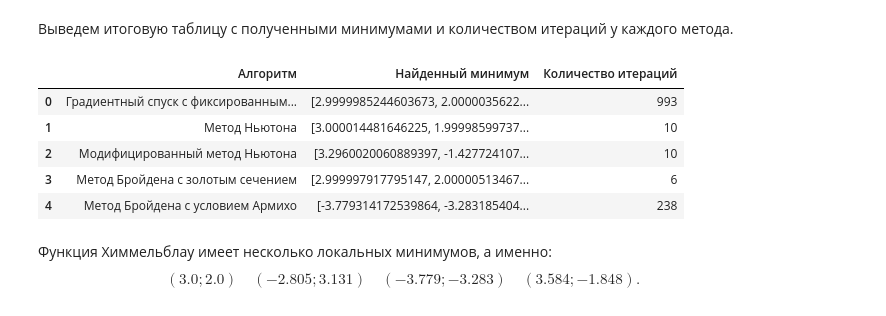
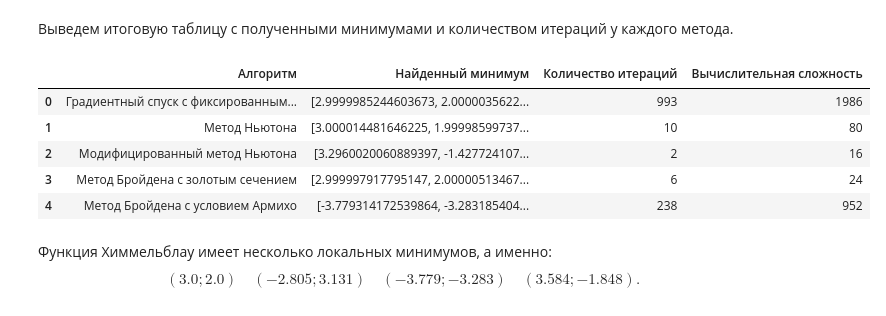
Before and after one commit to Kirill-Yurkov/MetOpt3, a Jupyter notebook: main.ipynb, the cells around one changed output. Saved outputs shown, nothing was run; the diff lists cells and outputs as text; code cells hidden in the pictures.

```diff
--- a/main.ipynb
+++ b/main.ipynb
@@ -296,5 +310,5 @@ def modified_newton_method(f, grad, hess, x0, max_iter=3000):
 # %%
-x_min_modified_newton, path_modified_newton, count_iterations_modified_newton = modified_newton_method(himmelblau, grad_himmelblau, hess_himmelblau, x0)
+x_min_modified_newton, path_modified_newton, count_iterations_modified_newton, values = modified_newton_method(himmelblau, grad_himmelblau, hess_himmelblau, x0)
 # %% [markdown]
 #### **Критерий остановки**
 Разность между нынешней и предыдущей точкой алгоритма меньше заданной величины
@@ -341,46 +366,38 @@ $$
 # %% [markdown]
 Алгоритм выполняет итерации до достижения предельного числа шагов.
 # %%
-def broyden_method(f, grad_f, x0, func_iter, max_iter=5000, tol=0.0001, gamma_min=1e-12, gamma_max=1):
+def broyden_method(f, grad_f, x0, func_iter, max_iter=5000, gamma_min=1e-12, gamma_max=1):
     x = np.array(x0, dtype=float)
     path = [x.copy()]
+    values = []
     d = len(x)
     B = np.eye(d)
     g = grad_f(x)
     p = -B @ g
-
     iterations = 0
-
     for _ in range(max_iter):
         gamma = func_iter(f, x, p)
         gamma = max(gamma_min, min(gamma, gamma_max))
-
         x_new = x + gamma * p
+        current_value = f(x_new)
+        values.append(current_value)
         g_new = grad_f(x_new)
-
-        if np.linalg.norm(g_new) < tol:
+        if np.linalg.norm(g_new) < 0.0001:
             break
-
         s = x_new - x
         y = g_new - g
         Bs = B @ s
-
         numerator = np.outer(y - Bs, s)
         denominator = np.dot(s, s)
         if denominator != 0:
             B += numerator / denominator
-
         B += np.eye(d) * 1e-6
-
         x = x_new
         g = g_new
         p = -B @ g
-
         path.append(x.copy())
-
         iterations += 1
-
-    return x, np.array(path), iterations
+    return x, np.array(path), iterations, values
 # %% [markdown]
 #### **Выбор шага спуска.**
 #### 3.1. Метод золотого сечения.
@@ -436,7 +453,7 @@ def opt_step(f, x, p, x1=0, x2=0.5, eps=1e-8):
     alpha = (a + b) / 2
     return alpha
 # %%
-x_min_broyden_opt, path_broyden_opt, count_iterations_broyden_opt = broyden_method(himmelblau, grad_himmelblau, x0, opt_step)
+x_min_broyden_opt, path_broyden_opt, count_iterations_broyden_opt, values = broyden_method(himmelblau, grad_himmelblau, x0, opt_step)
 print(f"Найденный минимум: {np.round(x_min_broyden_opt, 4)}")
 print(f"Количество итераций: {count_iterations_broyden_opt}")
 # %% [output]
@@ -487,7 +515,7 @@ def armijo(f, x, p, alpha=1, beta=0.5, sigma=0.01, max_iter=500):
 
     return alpha
 # %%
-x_min_broyden_armijo, path_broyden_armijo, count_iterations_broyden_armijo = broyden_method(himmelblau, grad_himmelblau, x0, armijo)
+x_min_broyden_armijo, path_broyden_armijo, count_iterations_broyden_armijo, values = broyden_method(himmelblau, grad_himmelblau, x0, armijo)
 print(f"Найденный минимум: {np.round(x_min_broyden_armijo, 4)}")
 print(f"Количество итераций: {count_iterations_broyden_armijo}")
 # %% [output]
@@ -502,19 +541,19 @@ visualization_of_searching(x_min_broyden_armijo, path_broyden_armijo)
 # %% [markdown]
 Выведем итоговую таблицу с полученными минимумами и количеством итераций у каждого метода.
 # %%
-tabledata=[['Градиентный спуск с фиксированным шагом', x_min_grad, count_iterations_grad],
-            ['Метод Ньютона', x_min_newton, count_iterations_newton],
-            ['Модифицированный метод Ньютона', x_min_modified_newton, count_iterations_newton],
-            ['Метод Бройдена с золотым сечением', x_min_broyden_opt, count_iterations_broyden_opt],
-            ['Метод Бройдена с условием Армихо', x_min_broyden_armijo, count_iterations_broyden_armijo]]
-pd.DataFrame(tabledata, columns=["Алгоритм","Найденный минимум", "Количество итераций"])
+tabledata=[['Градиентный спуск с фиксированным шагом', x_min_grad, count_iterations_grad, 1986],
+            ['Метод Ньютона', x_min_newton, count_iterations_newton, 80],
+            ['Модифицированный метод Ньютона', x_min_modified_newton, count_iterations_modified_newton, 16],
+            ['Метод Бройдена с золотым сечением', x_min_broyden_opt, count_iterations_broyden_opt, 24],
+            ['Метод Бройдена с условием Армихо', x_min_broyden_armijo, count_iterations_broyden_armijo, 952]]
+pd.DataFrame(tabledata, columns=["Алгоритм","Найденный минимум", "Количество итераций", "Вычислительная сложность"])
 # %% [output]
-|  | Алгоритм | Найденный минимум | Количество итераций |
-| 0 | Градиентный спуск с фиксированным... | [2.9999985244603673, 2.0000035622... | 993 |
-| 1 | Метод Ньютона | [3.000014481646225, 1.99998599737... | 10 |
-| 2 | Модифицированный метод Ньютона | [3.2960020060889397, -1.427724107... | 10 |
-| 3 | Метод Бройдена с золотым сечением | [2.999997917795147, 2.00000513467... | 6 |
-| 4 | Метод Бройдена с условием Армихо | [-3.779314172539864, -3.283185404... | 238 |
+|  | Алгоритм | Найденный минимум | Количество итераций | Вычислительная сложность |
+| 0 | Градиентный спуск с фиксированным... | [2.9999985244603673, 2.0000035622... | 993 | 1986 |
+| 1 | Метод Ньютона | [3.000014481646225, 1.99998599737... | 10 | 80 |
+| 2 | Модифицированный метод Ньютона | [3.2960020060889397, -1.427724107... | 2 | 16 |
+| 3 | Метод Бройдена с золотым сечением | [2.999997917795147, 2.00000513467... | 6 | 24 |
+| 4 | Метод Бройдена с условием Армихо | [-3.779314172539864, -3.283185404... | 238 | 952 |
 # %% [markdown]
 Функция Химмельблау имеет несколько локальных минимумов, а именно:
 $$(3.0;2.0) \quad (-2.805;3.131) \quad (-3.779;-3.283) \quad (3.584;-1.848).$$
```
Also changed, not shown: parts of 10 cells of this notebook.
